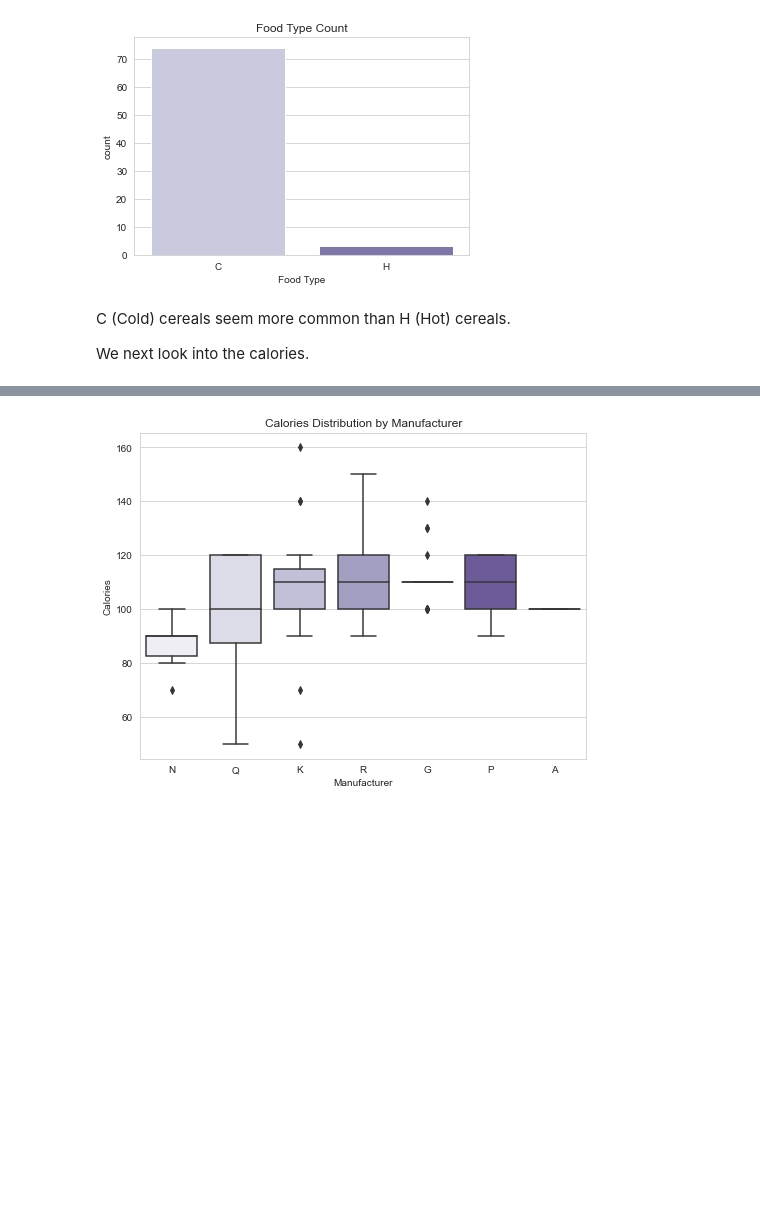
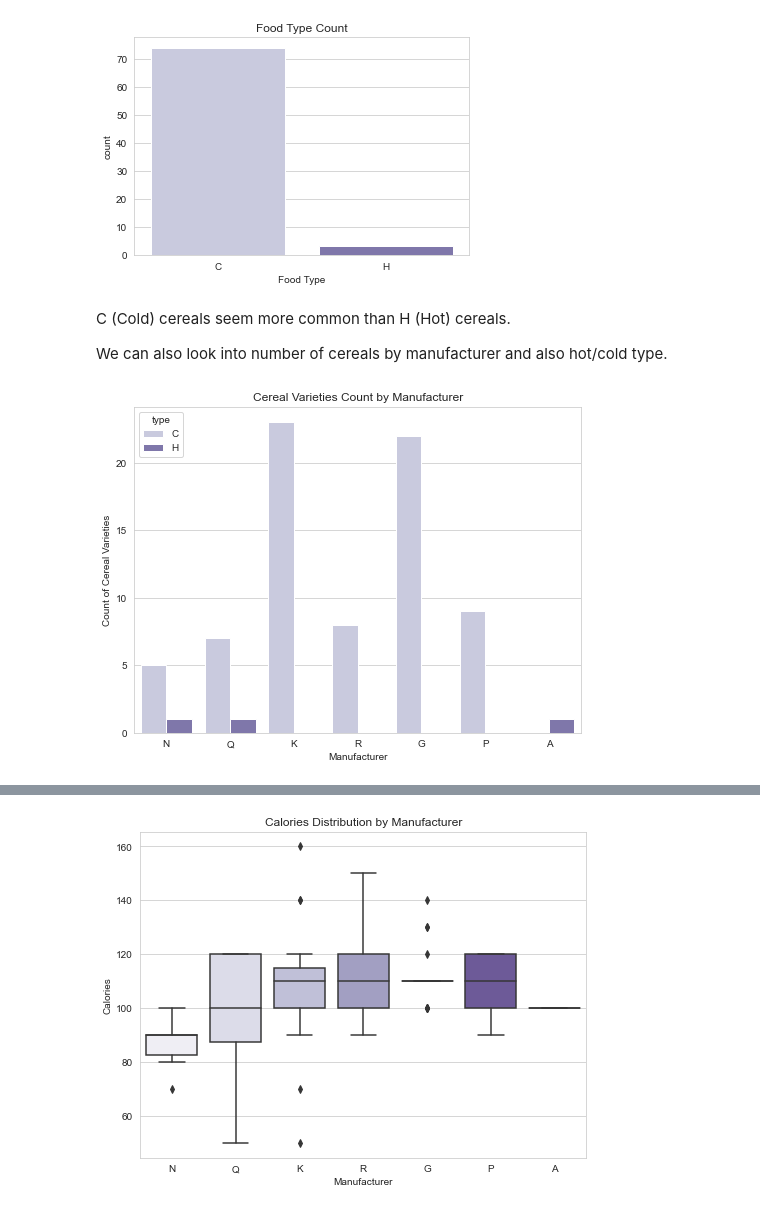
Before and after one commit to ayg15/cereals, a Jupyter notebook: Cereals EDA.ipynb, the cells around one changed output, grey strips where cells are left out. Saved outputs shown, nothing was run; the diff lists cells and outputs as text; code cells hidden in the pictures; blank space fills up the shorter version.

```diff
--- a/Cereals EDA.ipynb
+++ b/Cereals EDA.ipynb
@@ -164,4 +164,17 @@ plt.show()
 # %% [markdown]
 C (Cold) cereals seem more common than H (Hot) cereals.
 
-We next look into the calories.
+We can also look into number of cereals by manufacturer and also hot/cold type.
+# %%
+plt.figure(figsize=(8,6))
+sns.set_style('whitegrid')
+sns.countplot(data = cereals_df,
+             x = 'mfr',
+             hue = 'type',
+             palette = 'Purples')
+plt.xlabel('Manufacturer')
+plt.ylabel('Count of Cereal Varieties')
+plt.title('Cereal Varieties Count by Manufacturer')
+plt.show()
+# %% [output]
+[figure, added]
```
Also changed, not shown: parts of 12 cells of this notebook.
